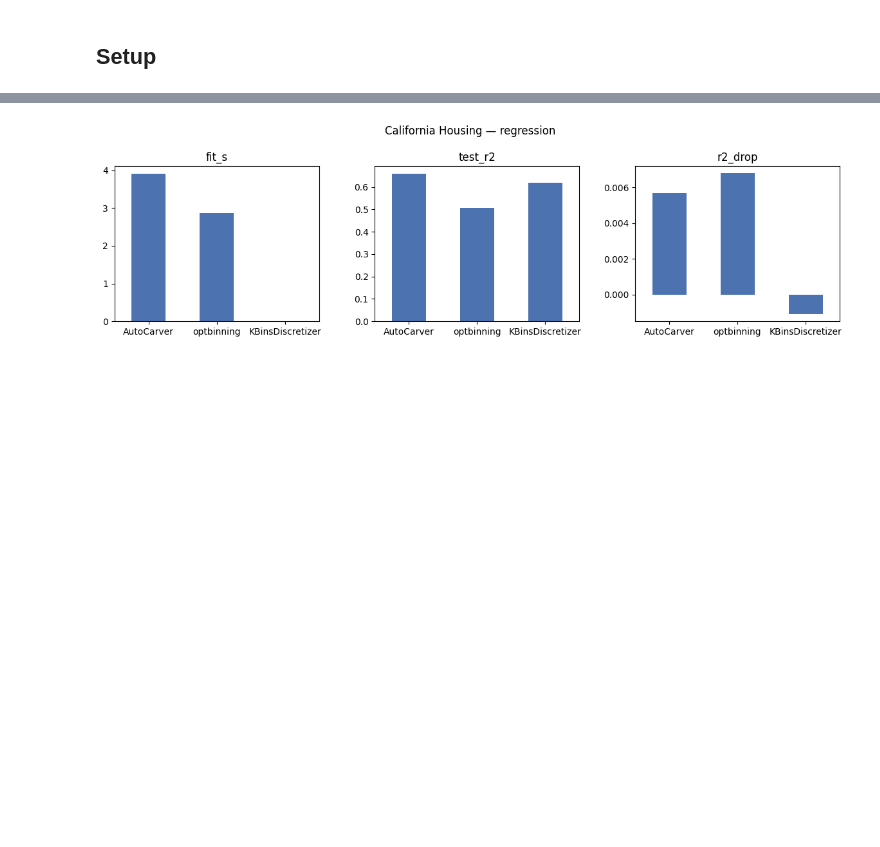
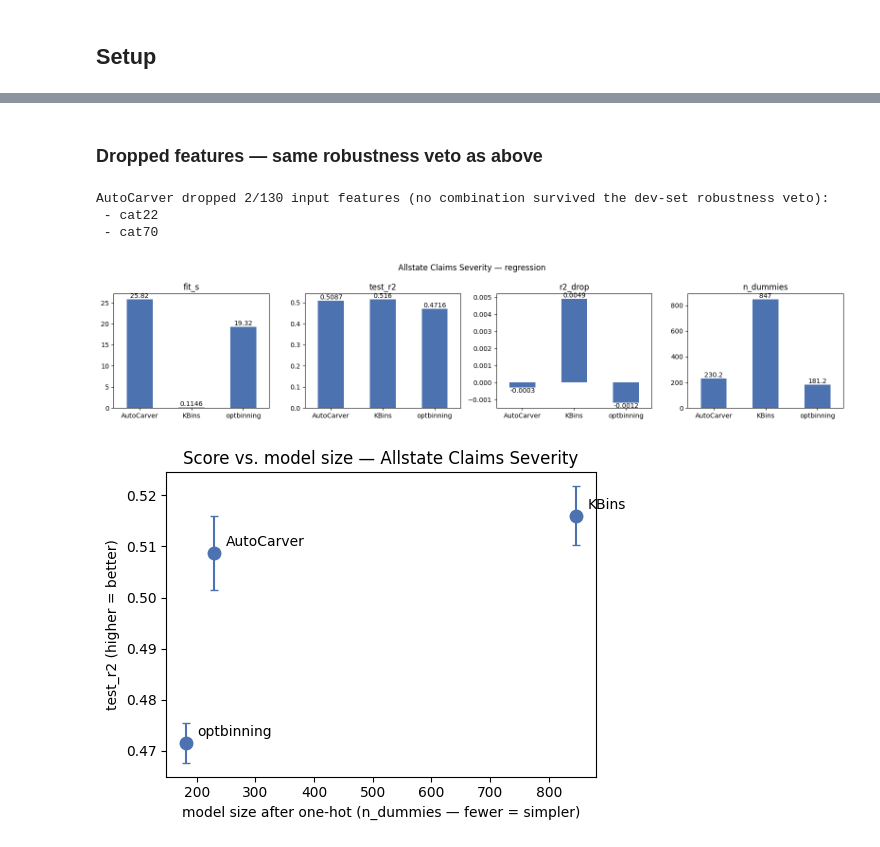
Before and after one commit to mdefrance/AutoCarver, a Jupyter notebook: docs/source/examples/Comparison/comparison_notebook.ipynb, the cells around one changed output, grey strips where cells are left out. Cells and saved outputs as stored; diff of their text form; code cells hidden in the pictures; blank space fills up the shorter version.

```diff
--- a/docs/source/examples/Comparison/comparison_notebook.ipynb
+++ b/docs/source/examples/Comparison/comparison_notebook.ipynb
@@ -230,0 +317,7 @@ WARNING: No robust combination for Numerical('num_dependents'). Consider increas
+# %%
+# interpretability: a 58-level categorical carved into a handful of ordered groups
+feature = last_autocarver.features("ORGANIZATION_TYPE")
+summary = last_autocarver.summary.reset_index()
+bins = summary.loc[summary['feature'] == str(feature), ['label', 'frequency', 'target_mean']]
+print(f"{feature.name}: {X_binary[feature.name].nunique()} raw levels -> {len(bins)} carved groups")
+bins
@@ -239,14 +351,33 @@ plot_bars(binary_results, ['fit_s', 'test_auc', 'auc_drop'], 'German Credit \u20
 # %%
-housing = fetch_california_housing(as_frame=True)
-X_reg = housing.frame.drop(columns=['MedHouseVal'])
-y_reg = housing.frame['MedHouseVal']
+df = pd.read_csv("allstate_claims_severity/train.csv")
 
-X_train, X_rest, y_train, y_rest = train_test_split(X_reg, y_reg, test_size=0.4, random_state=SEED)
-X_dev, X_test, y_dev, y_test = train_test_split(X_rest, y_rest, test_size=0.5, random_state=SEED)
 
-quantitatives = list(X_reg.columns)
-categoricals = []
+# drop ultra-rare artifacts (< 10 rows in 307k): a random split can isolate them
+# entirely in dev/test, leaving the binners with no fitted mapping at transform time
+RARE = 10
+for col in df.select_dtypes(exclude="number").columns:
+    counts = df[col].value_counts()
+    df = df[~df[col].isin(counts[counts < RARE].index)]
+nan_counts = df.isna().sum()
+df = df.dropna(subset=nan_counts[(nan_counts > 0) & (nan_counts < RARE)].index)
+
+y_reg = df["loss"]
+X_reg = df.drop(columns=["loss", "id"])
+
+features = Features.from_dataframe(X_reg)
+categoricals = [feature.name for feature in features.categoricals]
+quantitatives = [feature.name for feature in features.quantitatives]
+
+N_SEEDS = 5
+SEEDS = list(range(SEED, SEED + N_SEEDS))
+
+def make_regression_splits(seed):
+    X_train, X_rest, y_train, y_rest = train_test_split(X_reg, y_reg, test_size=0.4, random_state=seed)
+    X_dev, X_test, y_dev, y_test = train_test_split(X_rest, y_rest, test_size=0.5, random_state=seed)
+    return X_train, X_dev, X_test, y_train, y_dev, y_test
+
+X_train, X_dev, X_test, y_train, y_dev, y_test = make_regression_splits(SEED)
 
 print(f'train={len(X_train)}, dev={len(X_dev)}, test={len(X_test)}')
-print(f'numericals={len(quantitatives)} ({quantitatives})')
+print(f'categoricals={len(categoricals)}, numericals={len(quantitatives)}')
 # %% [output]
@@ -292,7 +427,21 @@ regression_results
+# %% [markdown]
+### Dropped features — same robustness veto as above
+# %%
+n_input_reg = len(categoricals) + len(quantitatives)
+print(f"AutoCarver dropped {len(last_autocarver_reg.dropped_features)}/{n_input_reg} input features "
+      f"(no combination survived the dev-set robustness veto):")
+for feature in last_autocarver_reg.dropped_features:
+    print(' -', feature.name)
+# %% [output]
+AutoCarver dropped 2/130 input features (no combination survived the dev-set robustness veto):
+ - cat22
+ - cat70
 # %%
-plot_bars(regression_results, ['fit_s', 'test_r2', 'r2_drop'], 'California Housing \u2014 regression')
+plot_bars(regression_results, ['fit_s', 'test_r2', 'r2_drop', 'n_dummies'], 'Allstate Claims Severity — regression')
+plot_score_vs_size(regression_results, 'test_r2', 'Score vs. model size — Allstate Claims Severity')
 # %% [output]
-[figure, old version]
+[figure, new version]
+[figure, added]
 # %% [markdown]
 ## How to read these numbers
 
```
Also changed, not shown: parts of 23 cells of this notebook, 2 other files.
